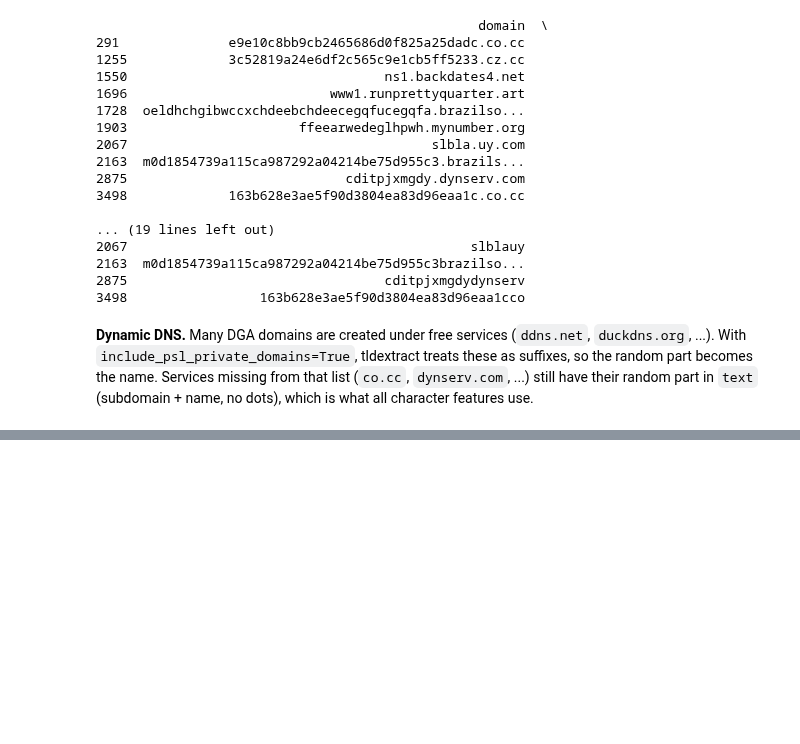
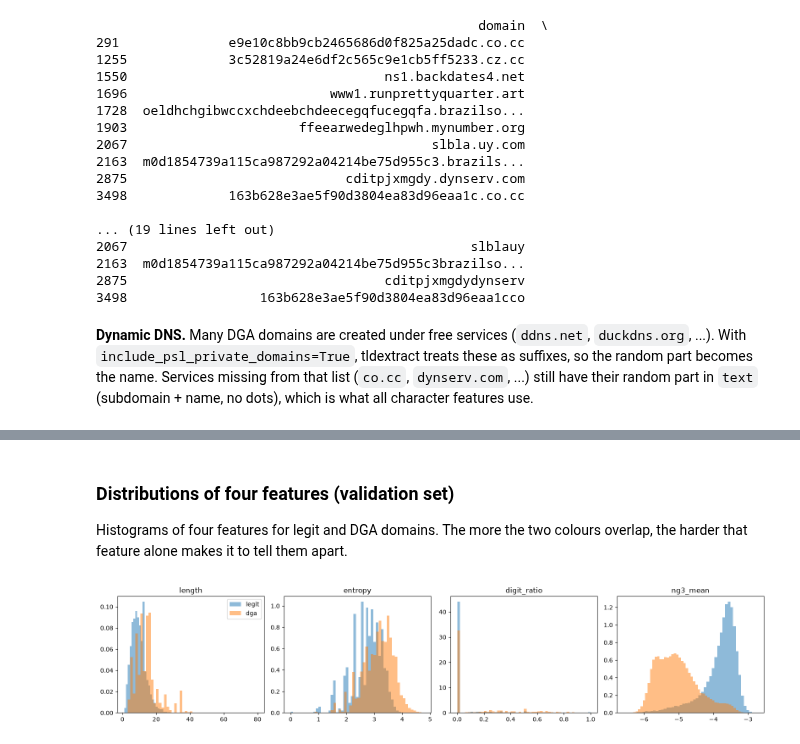
Before and after one commit to RoudyBarakat/dga-detection, a Jupyter notebook: notebooks/03_features.ipynb, the cells around one changed output, grey strips where cells are left out. Cells and saved outputs as stored; diff of their text form; code cells hidden in the pictures; blank space fills up the shorter version.

Commit message:
Feature step 1: basic character and n-gram features (rare instead of unseen)

```diff
--- a/notebooks/03_features.ipynb
+++ b/notebooks/03_features.ipynb
@@ -167,0 +234,17 @@ as suffixes, so the random part becomes the name. Services missing from that lis
+# %%
+from src.features.ngrams import ngram_features
+
+ng_train, ng_val, ng_test = ngram_features(train, val, test)
+
+# ng2_rare is always 0: every 2-gram appears often in 800k legit names. Drop it.
+ng_train, ng_val, ng_test = (d.drop(columns="ng2_rare") for d in (ng_train, ng_val, ng_test))
+
+# Average of each feature, legit vs DGA (training set)
+print(ng_train.groupby(train["label"]).mean().T.round(3), "\n")
+
+# Leakage check: 'rare' should be similar in train and validation
+check = pd.DataFrame({
+    "train": ng_train.groupby(train["label"])["ng3_rare"].mean(),
+    "val": ng_val.groupby(val["label"])["ng3_rare"].mean(),
+})
+print(check.round(4))
@@ -167,0 +272,12 @@ as suffixes, so the random part becomes the name. Services missing from that lis
+# %%
+from sklearn.metrics import roc_auc_score
+
+step1_val = pd.concat([basic_val, ng_val], axis=1)
+y_val = (val["label"] == "dga").astype(int)
+
+assert not step1_val.isna().any().any(), "missing values in step 1 features"
+
+auc = step1_val.apply(lambda col: roc_auc_score(y_val, col))
+strength = (auc - 0.5).abs()   # distance from 0.5 = how useful
+print(pd.DataFrame({"roc_auc": auc, "strength": strength})
+        .sort_values("strength", ascending=False).round(3))
@@ -167,0 +310,19 @@ as suffixes, so the random part becomes the name. Services missing from that lis
+# %% [markdown]
+### Distributions of four features (validation set)
+
+Histograms of four features for legit and DGA domains. The more the two colours
+overlap, the harder that feature alone makes it to tell them apart.
+# %%
+import matplotlib.pyplot as plt
+
+fig, axes = plt.subplots(1, 4, figsize=(16, 3.5))
+for ax, col in zip(axes, ["length", "entropy", "digit_ratio", "ng3_mean"]):
+    for label in ["legit", "dga"]:
+        ax.hist(step1_val.loc[val["label"] == label, col], bins=50,
+                alpha=0.5, density=True, label=label)
+    ax.set_title(col)
+axes[0].legend()
+plt.tight_layout()
+plt.show()
+# %% [output]
+[figure, added]
```
Also changed, not shown: parts of 11 cells of this notebook, 3 other files.
